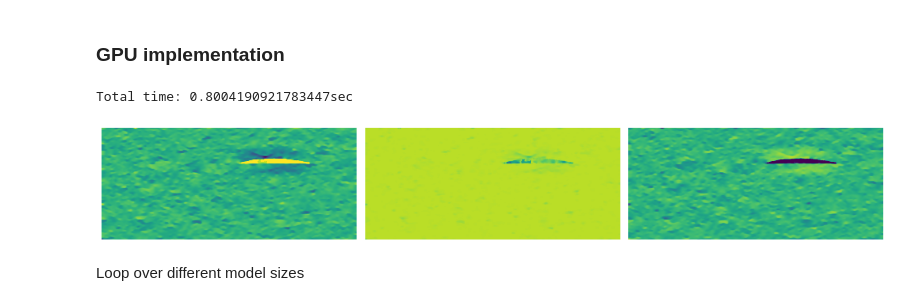
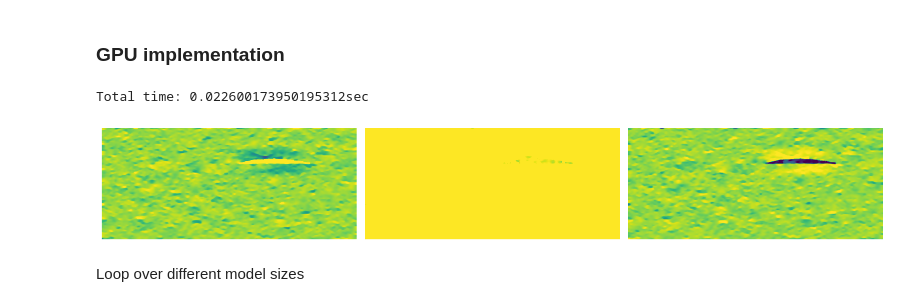
Before and after one commit to DIG-Kaust/HPC_Hackathon_DIG, a Jupyter notebook: Segmentation_examples-final.ipynb, the cells around one changed output. Cells and saved outputs as stored; diff of their text form; code cells hidden in the pictures.

```diff
--- a/Segmentation_examples-final.ipynb
+++ b/Segmentation_examples-final.ipynb
@@ -209,26 +161,26 @@ Total time for a model of size (400, 400) 0.19695401191711426sec
 ### GPU implementation
 # %%
 num_threads_per_blocks = 32
-num_blocks = (x_2.shape[0] + num_threads_per_blocks - 1) // num_threads_per_blocks
-v = np.empty_like(x_2)
+num_blocks = (x.shape[0] + num_threads_per_blocks - 1) // num_threads_per_blocks
+v = np.empty_like(x)
 
 start = time.time()
-simplex_jit_gpu[num_blocks,num_threads_per_blocks](x, coeff, 1, 0, 10000000000, 10, 1e-8, 1e-8, v)
+simplex_jit_gpu[num_blocks, num_threads_per_blocks](x, coeff, 1, 0, 10000000000, 10, 1e-8, 1e-8, v)
 end = time.time()
 
 print(f'Total time: {end - start}sec')
 
 v_gpu = v.T
-fig, ax = plt.subplots(1,3, figsize=(14,5))
-ax[0].imshow(seg_matrix.reshape((3,395,905))[0], vmin=0.325, vmax=0.335)
+fig, ax = plt.subplots(1, 3, figsize=(14, 5))
+ax[0].imshow(v_gpu.reshape((3, 395, 905))[0], vmin=0.325, vmax=0.335)
 ax[0].axis('off')
-ax[1].imshow(seg_matrix.reshape((3,395,905))[1], vmin=0.325, vmax=0.335)
+ax[1].imshow(v_gpu.reshape((3, 395, 905))[1], vmin=0.325, vmax=0.335)
 ax[1].axis('off')
-ax[2].imshow(seg_matrix.reshape((3,395,905))[2], vmin=0.325, vmax=0.335)
+ax[2].imshow(v_gpu.reshape((3, 395, 905))[2], vmin=0.325, vmax=0.335)
 ax[2].axis('off')
 fig.tight_layout()
 # %% [output]
-Total time: 0.8004190921783447sec
+Total time: 0.022600173950195312sec
-[figure, old version]
+[figure, new version]
 # %% [markdown]
 Loop over different model sizes
```
Also changed, not shown: parts of 67 cells of this notebook, 7 other files.
